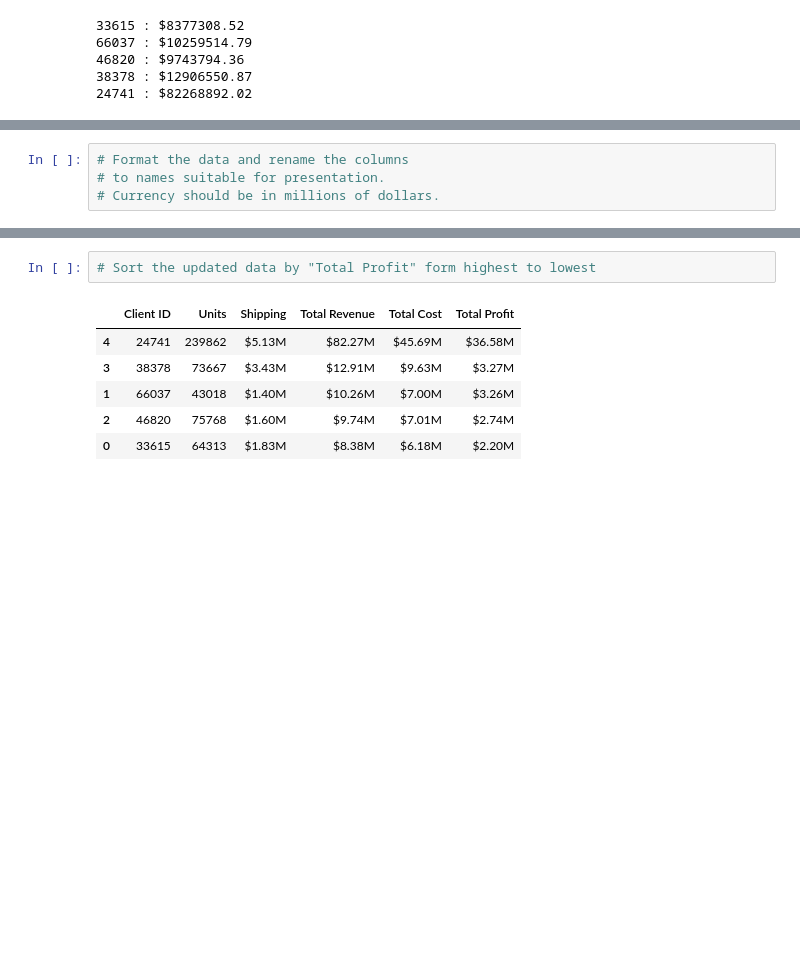
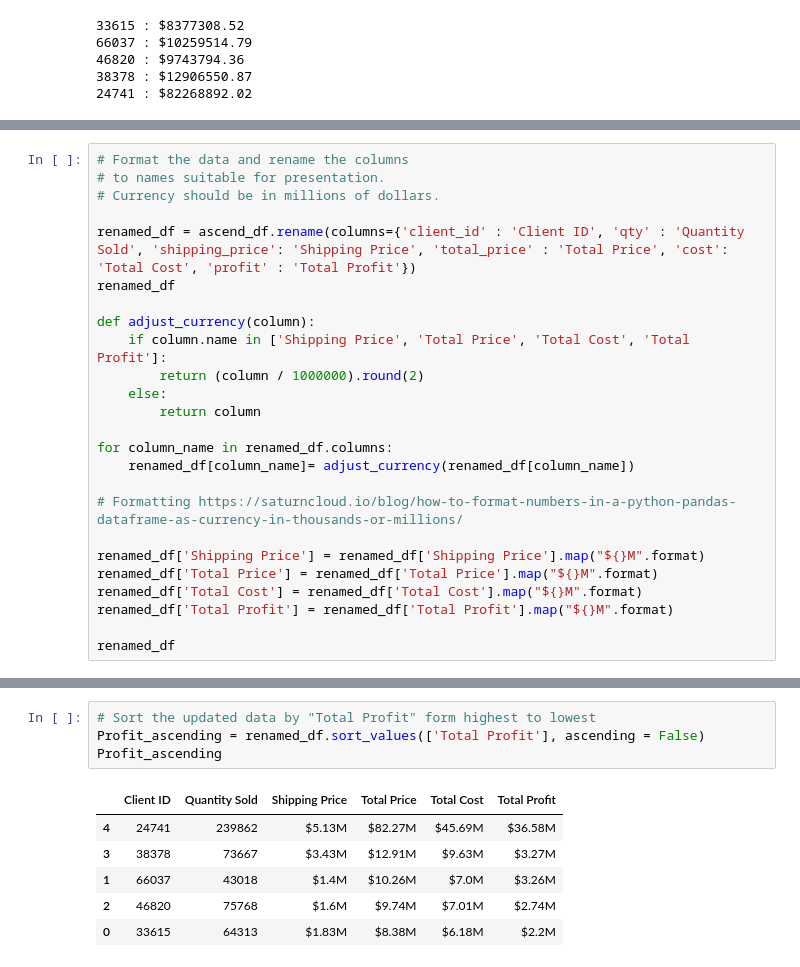
Before and after one commit to kerekspinney/pandas-challenge-1, a Jupyter notebook: module_4_challenge.ipynb, the cells around one changed output, grey strips where cells are left out. Saved outputs shown, nothing was run; the diff lists cells and outputs as text; blank space fills up the shorter version.

```diff
--- a/module_4_challenge.ipynb
+++ b/module_4_challenge.ipynb
@@ -306,3 +305,24 @@ ascend_df
 # Format the data and rename the columns
 # to names suitable for presentation.
 # Currency should be in millions of dollars.
+
+renamed_df = ascend_df.rename(columns={'client_id' : 'Client ID', 'qty' : 'Quantity Sold', 'shipping_price': 'Shipping Price', 'total_price' : 'Total Price', 'cost': 'Total Cost', 'profit' : 'Total Profit'})
+renamed_df
+
+def adjust_currency(column):
+    if column.name in ['Shipping Price', 'Total Price', 'Total Cost', 'Total Profit']:
+        return (column / 1000000).round(2)
+    else:
+        return column
+
+for column_name in renamed_df.columns:
+    renamed_df[column_name]= adjust_currency(renamed_df[column_name])
+
+# Formatting https://saturncloud.io/blog/how-to-format-numbers-in-a-python-pandas-dataframe-as-currency-in-thousands-or-millions/
+
+renamed_df['Shipping Price'] = renamed_df['Shipping Price'].map("${}M".format)
+renamed_df['Total Price'] = renamed_df['Total Price'].map("${}M".format)
+renamed_df['Total Cost'] = renamed_df['Total Cost'].map("${}M".format)
+renamed_df['Total Profit'] = renamed_df['Total Profit'].map("${}M".format)
+
+renamed_df
@@ -309,9 +336,11 @@ ascend_df
 # %%
 # Sort the updated data by "Total Profit" form highest to lowest
+Profit_ascending = renamed_df.sort_values(['Total Profit'], ascending = False)
+Profit_ascending
 # %% [output]
-|  | Client ID | Units | Shipping | Total Revenue | Total Cost | Total Profit |
+|  | Client ID | Quantity Sold | Shipping Price | Total Price | Total Cost | Total Profit |
 | 4 | 24741 | 239862 | $5.13M | $82.27M | $45.69M | $36.58M |
 | 3 | 38378 | 73667 | $3.43M | $12.91M | $9.63M | $3.27M |
-| 1 | 66037 | 43018 | $1.40M | $10.26M | $7.00M | $3.26M |
-| 2 | 46820 | 75768 | $1.60M | $9.74M | $7.01M | $2.74M |
-| 0 | 33615 | 64313 | $1.83M | $8.38M | $6.18M | $2.20M |
+| 1 | 66037 | 43018 | $1.4M | $10.26M | $7.0M | $3.26M |
+| 2 | 46820 | 75768 | $1.6M | $9.74M | $7.01M | $2.74M |
+| 0 | 33615 | 64313 | $1.83M | $8.38M | $6.18M | $2.2M |
```
Also changed, not shown: parts of 7 cells of this notebook.
